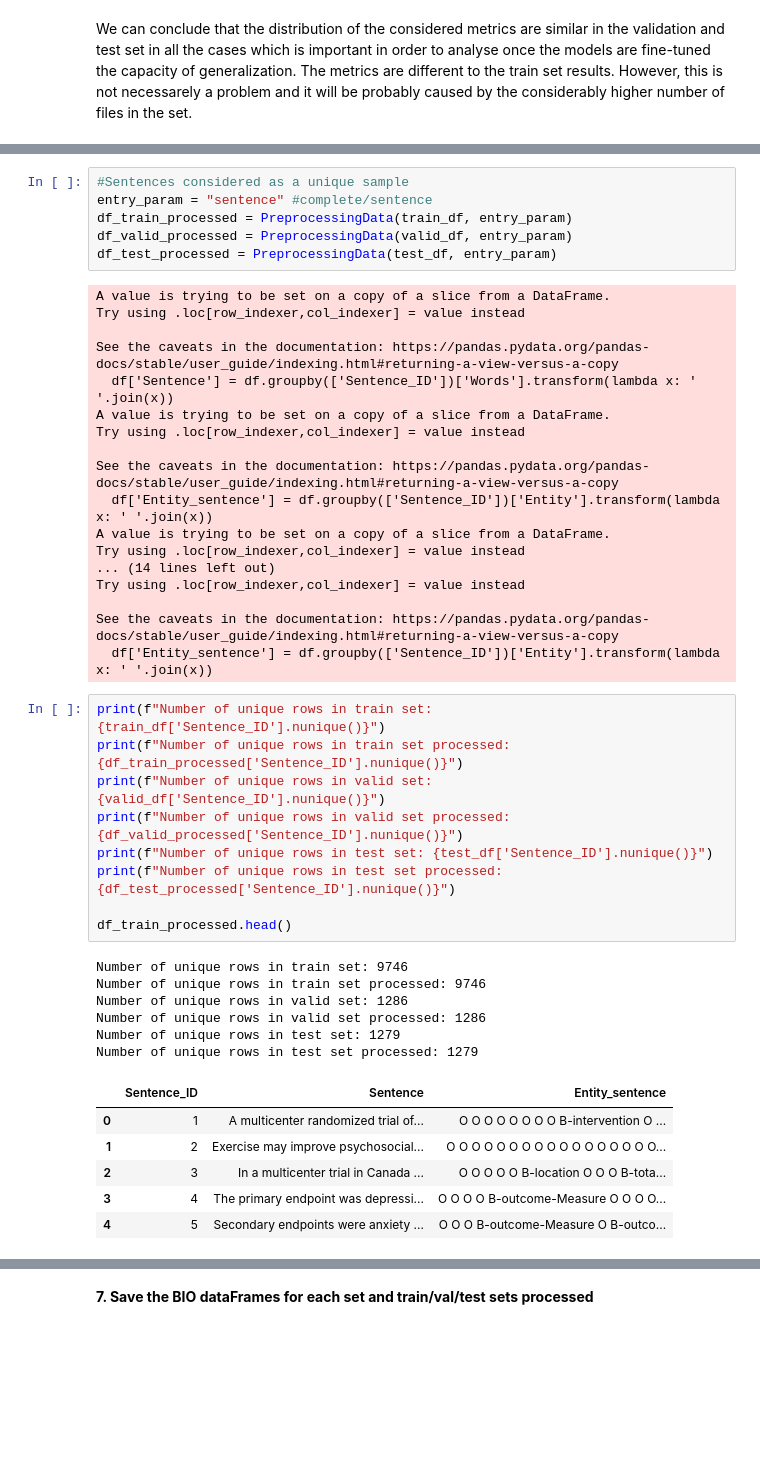
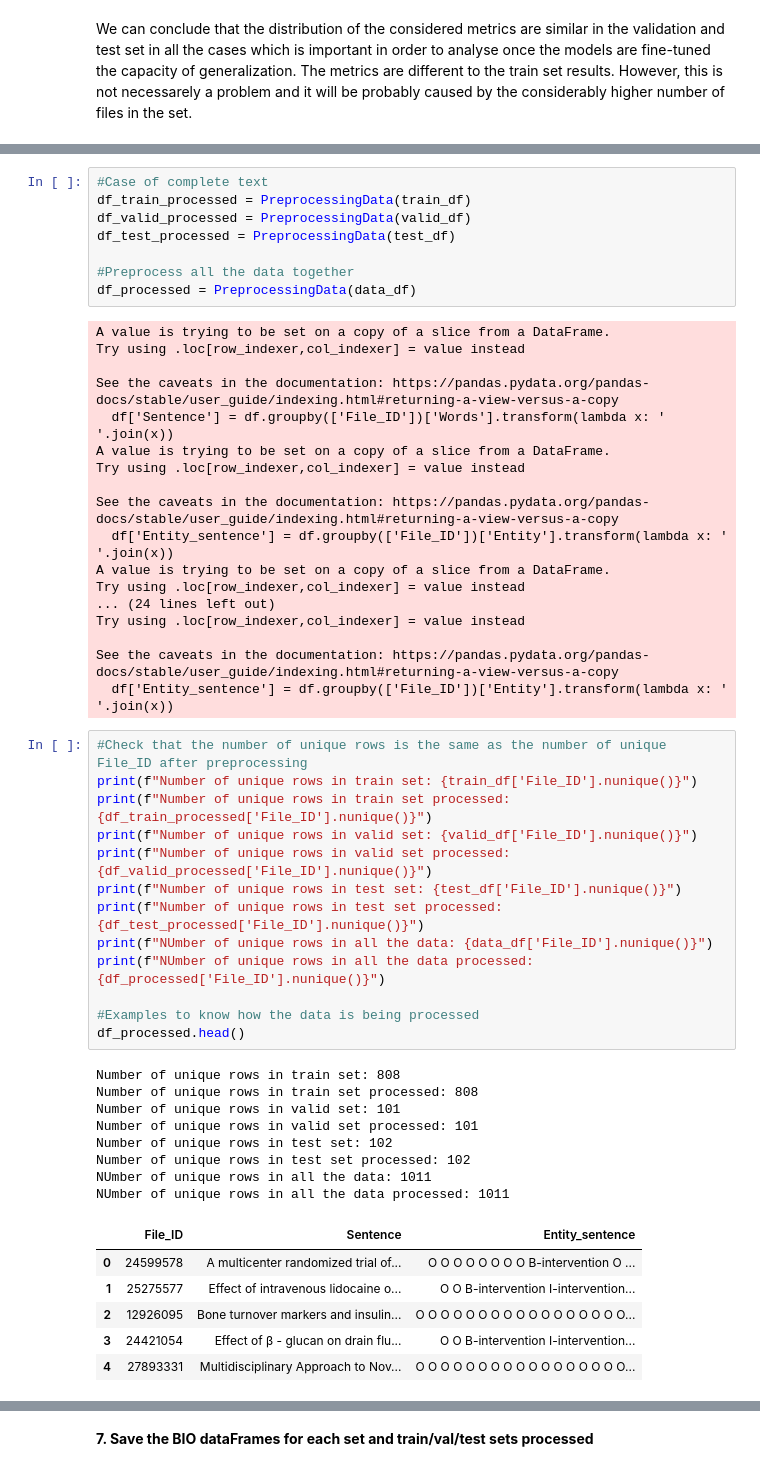
Before and after one commit to cuevascarlos/ClinicalTrials, a Jupyter notebook: Preprocessing.ipynb, the cells around one changed output, grey strips where cells are left out. Saved outputs shown, nothing was run; the diff lists cells and outputs as text; blank space fills up the shorter version.

```diff
--- a/Preprocessing.ipynb
+++ b/Preprocessing.ipynb
@@ -811,46 +803,54 @@ Depending on the approach chosen the model will receive an input per text or an
 # %%
-#Sentences considered as a unique sample
-entry_param = "sentence" #complete/sentence
-df_train_processed = PreprocessingData(train_df, entry_param)
-df_valid_processed = PreprocessingData(valid_df, entry_param)
-df_test_processed = PreprocessingData(test_df, entry_param)
+#Case of complete text
+df_train_processed = PreprocessingData(train_df)
+df_valid_processed = PreprocessingData(valid_df)
+df_test_processed = PreprocessingData(test_df)
+
+#Preprocess all the data together
+df_processed = PreprocessingData(data_df)
 # %% [output]
 A value is trying to be set on a copy of a slice from a DataFrame.
 Try using .loc[row_indexer,col_indexer] = value instead
 
 See the caveats in the documentation: https://pandas.pydata.org/pandas-docs/stable/user_guide/indexing.html#returning-a-view-versus-a-copy
-  df['Sentence'] = df.groupby(['Sentence_ID'])['Words'].transform(lambda x: ' '.join(x))
+  df['Sentence'] = df.groupby(['File_ID'])['Words'].transform(lambda x: ' '.join(x))
 A value is trying to be set on a copy of a slice from a DataFrame.
 Try using .loc[row_indexer,col_indexer] = value instead
 
 See the caveats in the documentation: https://pandas.pydata.org/pandas-docs/stable/user_guide/indexing.html#returning-a-view-versus-a-copy
-  df['Entity_sentence'] = df.groupby(['Sentence_ID'])['Entity'].transform(lambda x: ' '.join(x))
+  df['Entity_sentence'] = df.groupby(['File_ID'])['Entity'].transform(lambda x: ' '.join(x))
 A value is trying to be set on a copy of a slice from a DataFrame.
 Try using .loc[row_indexer,col_indexer] = value instead
-... (14 lines left out)
+... (24 lines left out)
 Try using .loc[row_indexer,col_indexer] = value instead
 
 See the caveats in the documentation: https://pandas.pydata.org/pandas-docs/stable/user_guide/indexing.html#returning-a-view-versus-a-copy
-  df['Entity_sentence'] = df.groupby(['Sentence_ID'])['Entity'].transform(lambda x: ' '.join(x))
+  df['Entity_sentence'] = df.groupby(['File_ID'])['Entity'].transform(lambda x: ' '.join(x))
 # %%
-print(f"Number of unique rows in train set: {train_df['Sentence_ID'].nunique()}")
-print(f"Number of unique rows in train set processed: {df_train_processed['Sentence_ID'].nunique()}")
-print(f"Number of unique rows in valid set: {valid_df['Sentence_ID'].nunique()}")
-print(f"Number of unique rows in valid set processed: {df_valid_processed['Sentence_ID'].nunique()}")
-print(f"Number of unique rows in test set: {test_df['Sentence_ID'].nunique()}")
-print(f"Number of unique rows in test set processed: {df_test_processed['Sentence_ID'].nunique()}")
+#Check that the number of unique rows is the same as the number of unique File_ID after preprocessing
+print(f"Number of unique rows in train set: {train_df['File_ID'].nunique()}")
+print(f"Number of unique rows in train set processed: {df_train_processed['File_ID'].nunique()}")
+print(f"Number of unique rows in valid set: {valid_df['File_ID'].nunique()}")
+print(f"Number of unique rows in valid set processed: {df_valid_processed['File_ID'].nunique()}")
+print(f"Number of unique rows in test set: {test_df['File_ID'].nunique()}")
+print(f"Number of unique rows in test set processed: {df_test_processed['File_ID'].nunique()}")
+print(f"NUmber of unique rows in all the data: {data_df['File_ID'].nunique()}")
+print(f"NUmber of unique rows in all the data processed: {df_processed['File_ID'].nunique()}")
 
-df_train_processed.head()
+#Examples to know how the data is being processed
+df_processed.head()
 # %% [output]
-Number of unique rows in train set: 9746
-Number of unique rows in train set processed: 9746
-Number of unique rows in valid set: 1286
-Number of unique rows in valid set processed: 1286
-Number of unique rows in test set: 1279
-Number of unique rows in test set processed: 1279
+Number of unique rows in train set: 808
+Number of unique rows in train set processed: 808
+Number of unique rows in valid set: 101
+Number of unique rows in valid set processed: 101
+Number of unique rows in test set: 102
+Number of unique rows in test set processed: 102
+NUmber of unique rows in all the data: 1011
+NUmber of unique rows in all the data processed: 1011
-|  | Sentence_ID | Sentence | Entity_sentence |
-| 0 | 1 | A multicenter randomized trial of... | O O O O O O O O B-intervention O ... |
-| 1 | 2 | Exercise may improve psychosocial... | O O O O O O O O O O O O O O O O O... |
-| 2 | 3 | In a multicenter trial in Canada ... | O O O O O B-location O O O B-tota... |
-| 3 | 4 | The primary endpoint was depressi... | O O O O B-outcome-Measure O O O O... |
-| 4 | 5 | Secondary endpoints were anxiety ... | O O O B-outcome-Measure O B-outco... |
+|  | File_ID | Sentence | Entity_sentence |
+| 0 | 24599578 | A multicenter randomized trial of... | O O O O O O O O B-intervention O ... |
+| 1 | 25275577 | Effect of intravenous lidocaine o... | O O B-intervention I-intervention... |
+| 2 | 12926095 | Bone turnover markers and insulin... | O O O O O O O O O O O O O O O O O... |
+| 3 | 24421054 | Effect of β - glucan on drain flu... | O O B-intervention I-intervention... |
+| 4 | 27893331 | Multidisciplinary Approach to Nov... | O O O O O O O O O O O O O O O O O... |
```
Also changed, not shown: parts of 30 cells of this notebook.
